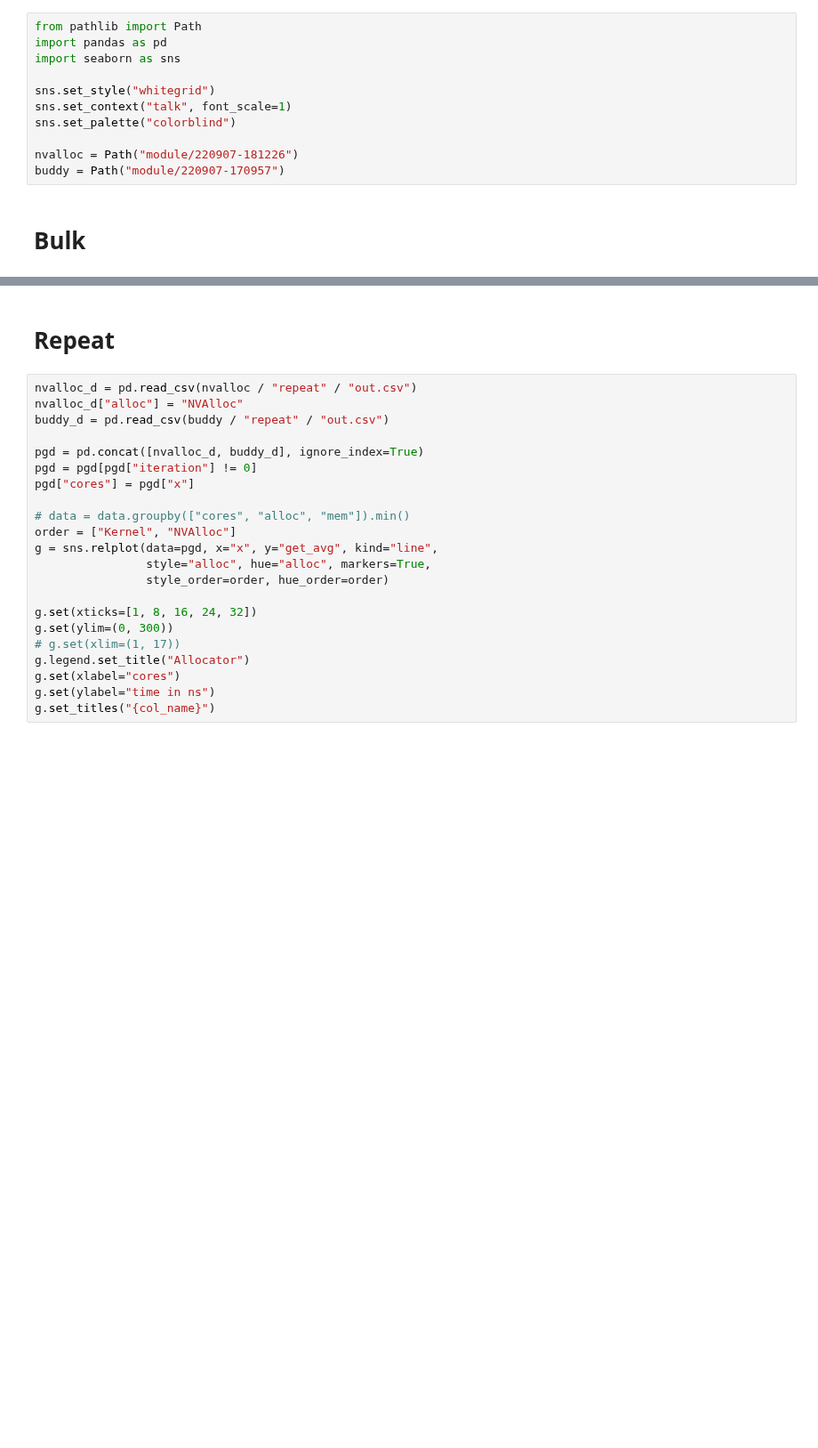
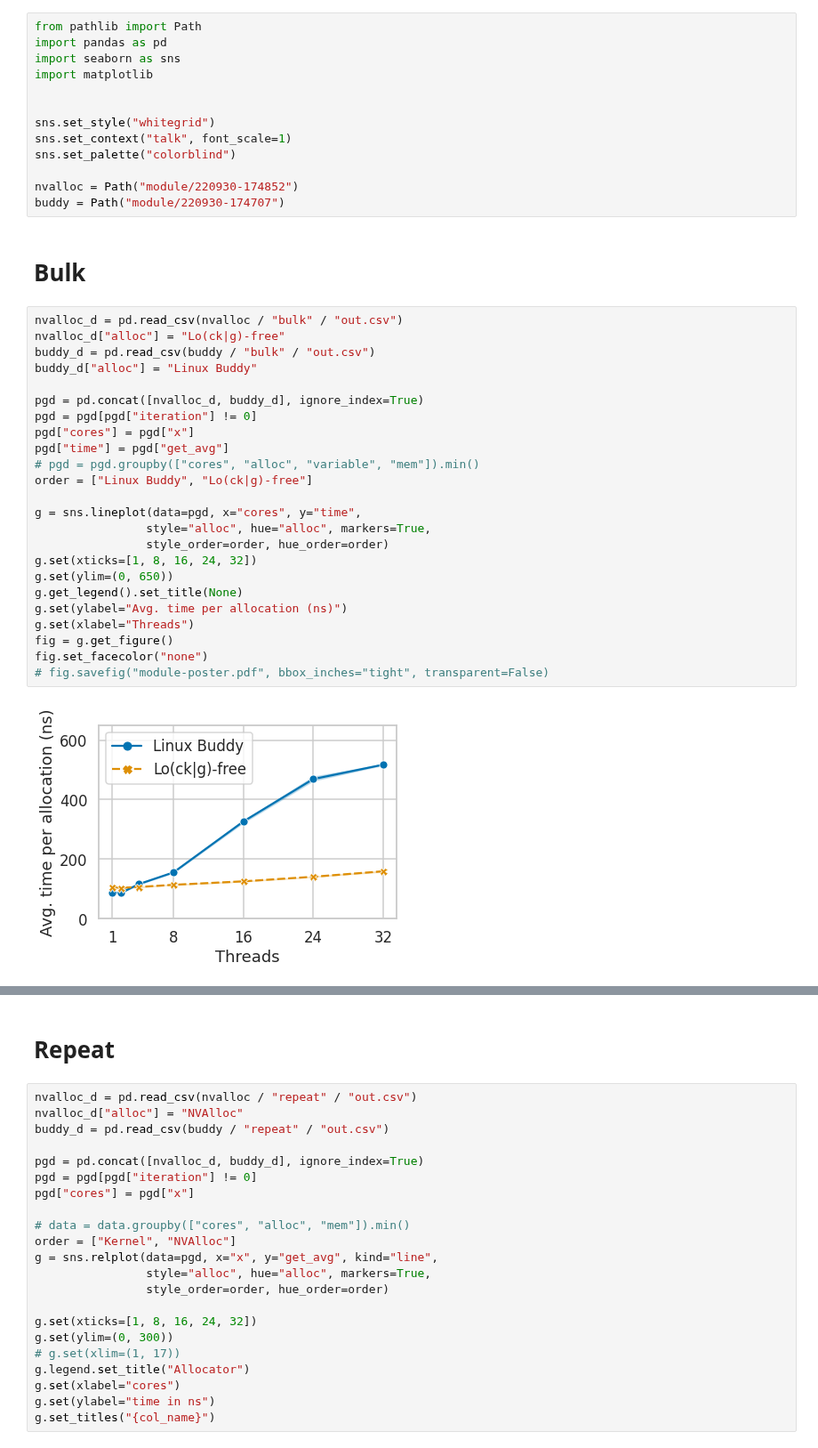
Before and after one commit to luhsra/llfree-bench, a Jupyter notebook: module.ipynb, the cells around one changed output, grey strips where cells are left out. Shown at 89% size. Cells and saved outputs as stored; diff of their text form; blank space fills up the shorter version.

```diff
--- a/module.ipynb
+++ b/module.ipynb
@@ -2,15 +2,43 @@
 from pathlib import Path
 import pandas as pd
 import seaborn as sns
+import matplotlib
+
 
 sns.set_style("whitegrid")
 sns.set_context("talk", font_scale=1)
 sns.set_palette("colorblind")
 
-nvalloc = Path("module/220907-181226")
-buddy = Path("module/220907-170957")
+nvalloc = Path("module/220930-174852")
+buddy = Path("module/220930-174707")
 # %% [markdown]
 # Bulk
+# %%
+nvalloc_d = pd.read_csv(nvalloc / "bulk" / "out.csv")
+nvalloc_d["alloc"] = "Lo(ck|g)-free"
+buddy_d = pd.read_csv(buddy / "bulk" / "out.csv")
+buddy_d["alloc"] = "Linux Buddy"
+
+pgd = pd.concat([nvalloc_d, buddy_d], ignore_index=True)
+pgd = pgd[pgd["iteration"] != 0]
+pgd["cores"] = pgd["x"]
+pgd["time"] = pgd["get_avg"]
+# pgd = pgd.groupby(["cores", "alloc", "variable", "mem"]).min()
+order = ["Linux Buddy", "Lo(ck|g)-free"]
+
+g = sns.lineplot(data=pgd, x="cores", y="time",
+                style="alloc", hue="alloc", markers=True,
+                style_order=order, hue_order=order)
+g.set(xticks=[1, 8, 16, 24, 32])
+g.set(ylim=(0, 650))
+g.get_legend().set_title(None)
+g.set(ylabel="Avg. time per allocation (ns)")
+g.set(xlabel="Threads")
+fig = g.get_figure()
+fig.set_facecolor("none")
+# fig.savefig("module-poster.pdf", bbox_inches="tight", transparent=False)
+# %% [output]
+[figure, added]
 # %%
 nvalloc_d = pd.read_csv(nvalloc / "bulk" / "out.csv")
 nvalloc_d["alloc"] = "NVAlloc"
```
Also changed, not shown: parts of 6 cells of this notebook, 6 other files.
